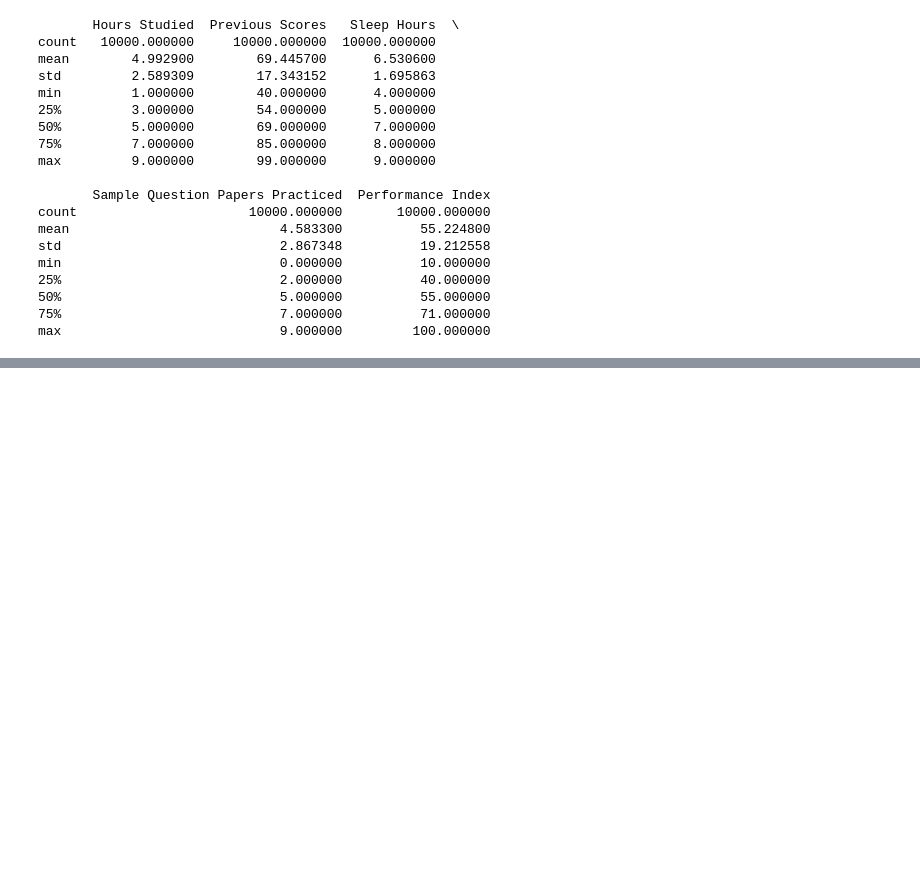
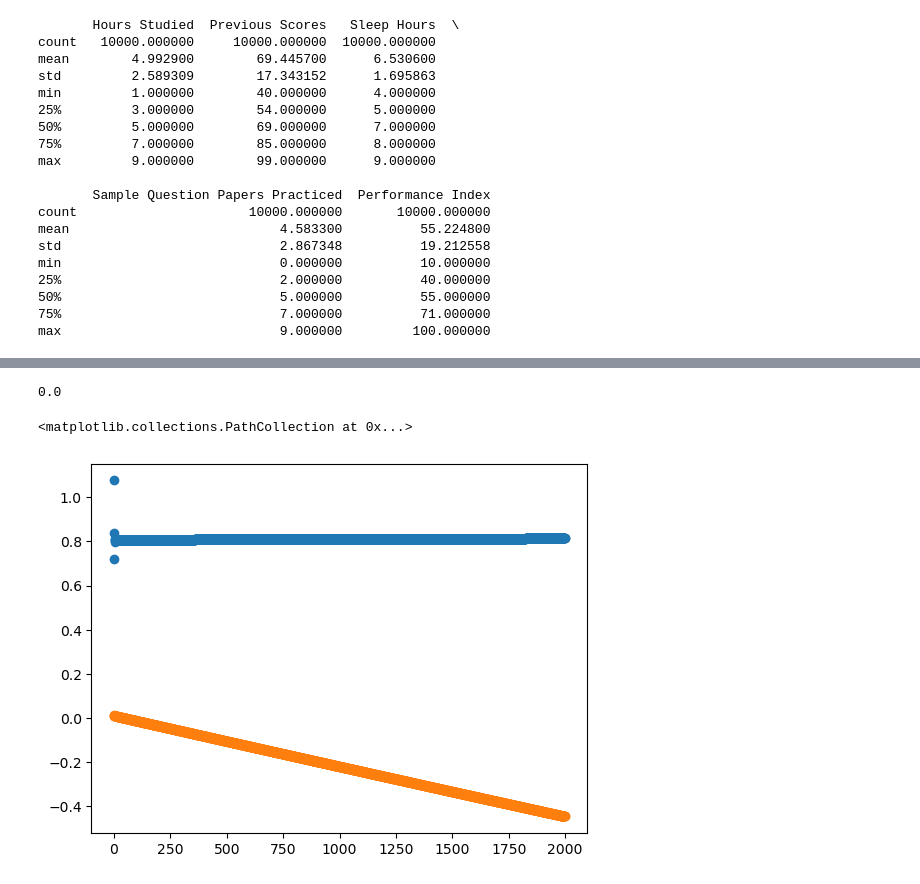
Before and after one commit to KylaYy/first-regression-model, a Jupyter notebook: NB01-DataProcessing.ipynb, the cells around one changed output, grey strips where cells are left out. Drawn from its saved outputs; the diff is of its cells as text; code cells hidden in the pictures; blank space fills up the shorter version.

Commit message:
Updated gradient descent function

```diff
--- a/NB01-DataProcessing.ipynb
+++ b/NB01-DataProcessing.ipynb
@@ -104,22 +114,33 @@ max                            9.000000         100.000000
 
 m = 0
 b = 0
-L = 0.005   #'step' size
-epochs = 800   #number of iterations
+L = 0.00013   #'step' size
+epochs = 2000   #number of iterations
 
 # best so far: L = 0.005, epochs = 300
+
+# Lists of
+m_list = []
+b_list = []
 
 for i in range(epochs):
     if i % 50 == 0:
         print(f'epoch: {i}')
-    m, b = gradient_descent(m, b, points, L)
+        print(m, b)
+    m, b = new_gradient(m, b, points, L)
+
+    m_list.append(m)
+    b_list.append(b)
+estimators = pd.DataFrame({"m": m_list,
+                           "b": b_list})
+estimators.reset_index(drop=True, inplace=True)
 
 error = loss_function(m, b, points)
 
-print("m:", round(m, 3), "b:", round(b, 3))
+print("final m:", round(m, 3), "b:", round(b, 3))
 print("error:", error)
 
 plt.scatter(prev_scores, performance_index)
-plt.plot(list(range(40, 99)), [m * x + b for x in range(40, 99)], color='red')
+plt.plot(list(range(0, 99)), [m * x + b for x in range(0, 99)], color='red')
 # %% [output]
 epoch: 0
@@ -128,0 +164,12 @@ epoch: 150
+# %%
+print(-0.01221517528424203 + 0.01221517528424203)
+# %% [output]
+0.0
+# %%
+estimators
+
+plt.scatter(estimators.index, estimators['m'])
+plt.scatter(estimators.index, estimators['b'])
+# %% [output]
+<matplotlib.collections.PathCollection at 0x...>
+[figure, added]
```
Also changed, not shown: parts of 6 cells of this notebook.
